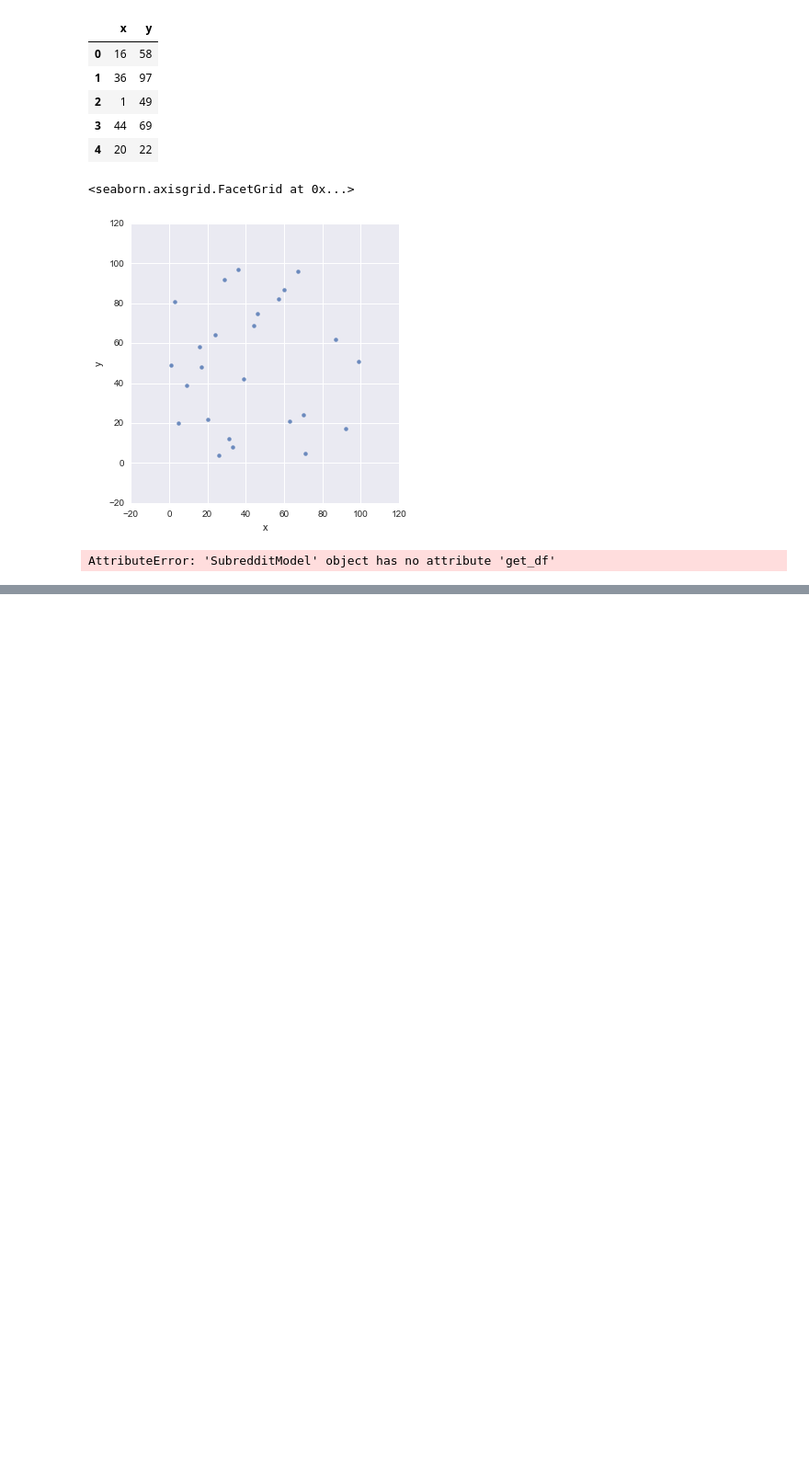
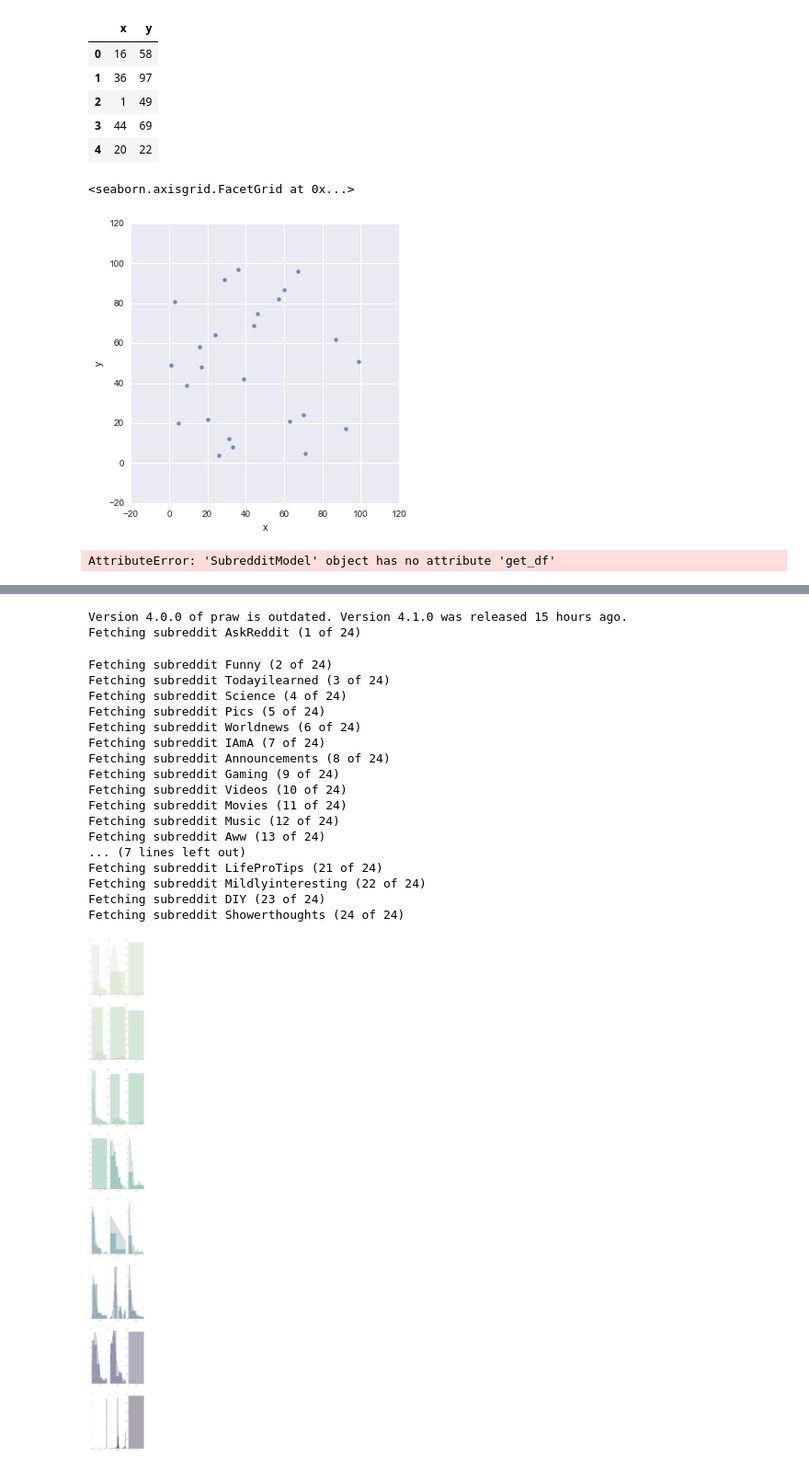
Before and after one commit to atomar94/Reddit_Bot, a Jupyter notebook: notebook.ipynb, the cells around one changed output, grey strips where cells are left out. Shown at 92% size. Drawn from its saved outputs; the diff is of its cells as text; code cells hidden in the pictures; blank space fills up the shorter version.

```diff
--- a/notebook.ipynb
+++ b/notebook.ipynb
@@ -143,0 +159,35 @@ AttributeError: 'SubredditModel' object has no attribute 'get_df'
+# %%
+import configloader
+from charts import Charts as ch
+import praw
+
+cfg = configloader.ConfigLoader("credentials.ini")
+
+r = praw.Reddit(client_id = cfg.client_id,
+                client_secret = cfg.client_secret,
+                user_agent = cfg.user_agent)
+
+
+
+ch.plot_score_distribution(r)
+# %% [output]
+Version 4.0.0 of praw is outdated. Version 4.1.0 was released 15 hours ago.
+Fetching subreddit AskReddit (1 of 24)
+Fetching subreddit Funny (2 of 24)
+Fetching subreddit Todayilearned (3 of 24)
+Fetching subreddit Science (4 of 24)
+Fetching subreddit Pics (5 of 24)
+Fetching subreddit Worldnews (6 of 24)
+Fetching subreddit IAmA (7 of 24)
+Fetching subreddit Announcements (8 of 24)
+Fetching subreddit Gaming (9 of 24)
+Fetching subreddit Videos (10 of 24)
+Fetching subreddit Movies (11 of 24)
+Fetching subreddit Music (12 of 24)
+Fetching subreddit Aww (13 of 24)
+... (7 lines left out)
+Fetching subreddit LifeProTips (21 of 24)
+Fetching subreddit Mildlyinteresting (22 of 24)
+Fetching subreddit DIY (23 of 24)
+Fetching subreddit Showerthoughts (24 of 24)
+[figure, added]
```
Also changed, not shown: parts of 5 cells of this notebook, 2 other files.
